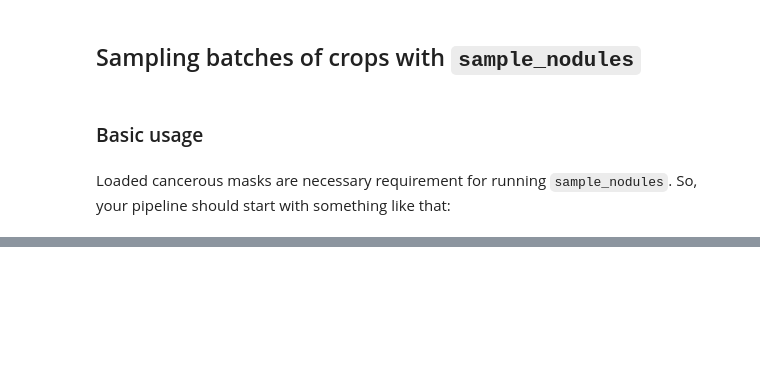
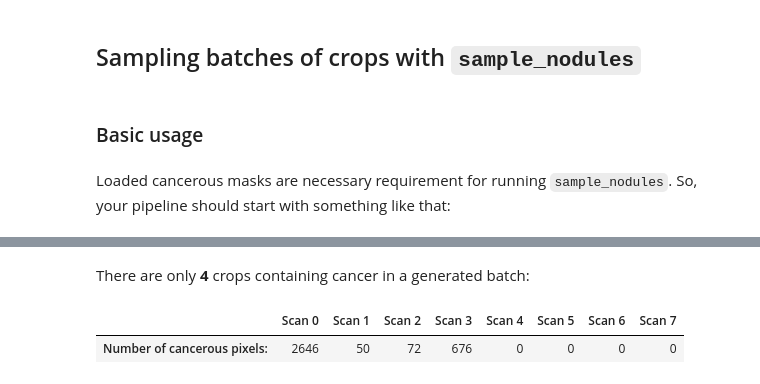
Before and after one commit to analysiscenter/radio, a Jupyter notebook: tutorials/RadIO.III.ipynb, the cells around one changed output, grey strips where cells are left out. Cells and saved outputs as stored; diff of their text form; code cells hidden in the pictures; blank space fills up the shorter version.

```diff
--- a/tutorials/RadIO.III.ipynb
+++ b/tutorials/RadIO.III.ipynb
@@ -93,0 +121,12 @@ Say, you want to train a segmenting net on batches of 20 crops of shape **(32, 6
+# %%
+crops_sampling_pipeline = preprocessing.sample_nodules(batch_size=8, nodule_size=(16, 32, 32),
+                                                       share=(0.5))
+# %%
+batch_crops = (luna_dataset >> crops_sampling_pipeline).next_batch(5, shuffle=False)
+# %% [markdown]
+There are only **4** crops containing cancer in a generated batch:
+# %%
+num_of_cancerous_pixels(batch_crops)
+# %% [output]
+|  | Scan 0 | Scan 1 | Scan 2 | Scan 3 | Scan 4 | Scan 5 | Scan 6 | Scan 7 |
+| Number of cancerous pixels: | 2646 | 50 | 72 | 676 | 0 | 0 | 0 | 0 |
```
Also changed, not shown: parts of 14 cells of this notebook, 1 other file.
